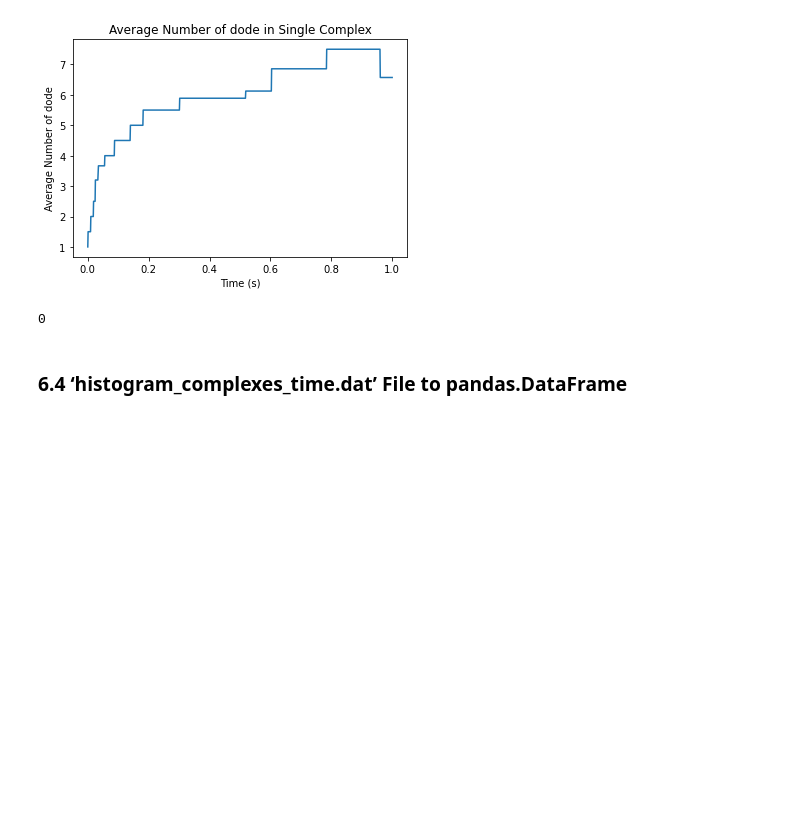
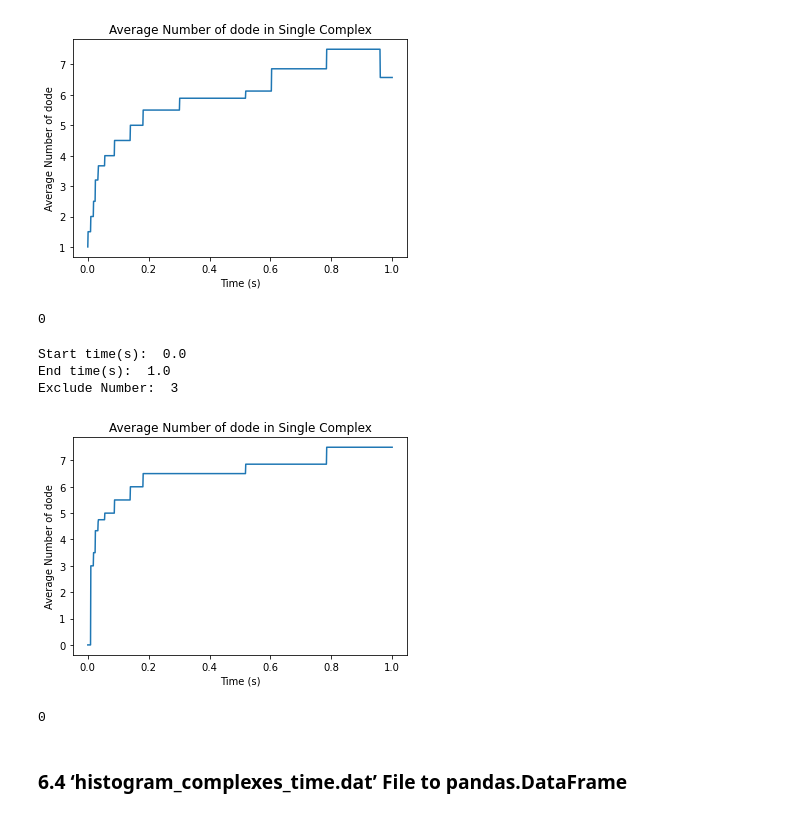
Before and after one commit to jonathanfischer97/ionerdss, a Jupyter notebook: Tutorial/NERDSSioTutorial.ipynb, the cells around one changed output. Drawn from its saved outputs; the diff is of its cells as text; code cells hidden in the pictures; blank space fills up the shorter version.

```diff
--- a/Tutorial/NERDSSioTutorial.ipynb
+++ b/Tutorial/NERDSSioTutorial.ipynb
@@ -131,6 +125,15 @@ End time(s):  1.0
 Exclude Number:  0
 [figure]
 0
+# %%
+io.mean_complex(FileName = 'histogram_complexes_time.dat', \
+               InitialTime = -1.0, FinalTime = -1.0, SpeciesName = 'dode', ExcludeNum = 3)
+# %% [output]
+Start time(s):  0.0
+End time(s):  1.0
+Exclude Number:  3
+[figure, added]
+0
 # %% [markdown]
 ### 6.4 ‘histogram_complexes_time.dat’ File to pandas.DataFrame
 # %% [markdown]
```
Also changed, not shown: parts of 40 cells of this notebook, 1 other file.
